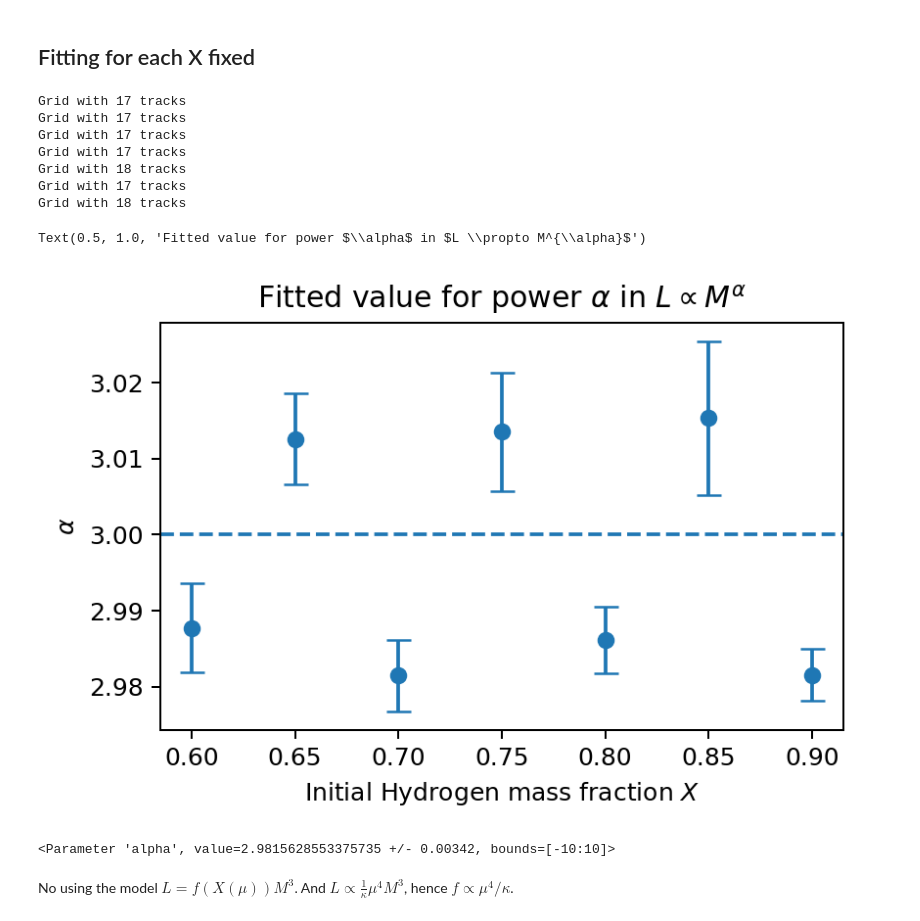
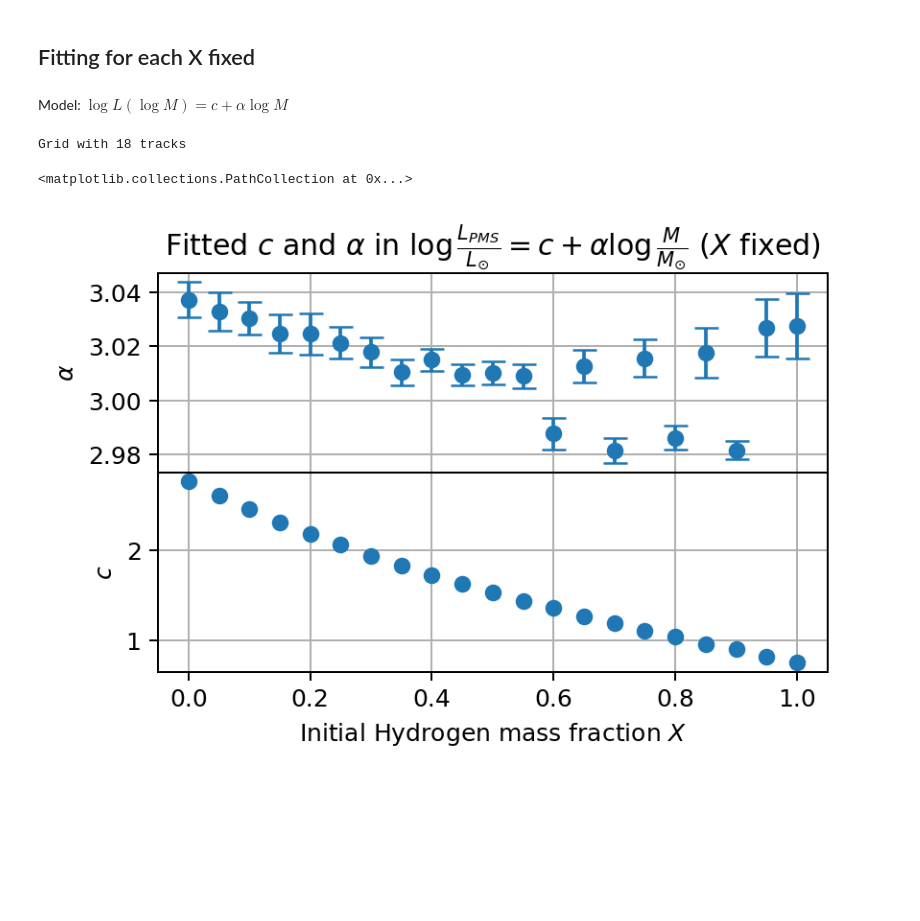
Before and after one commit to Jems-jl/Jems.jl, a Jupyter notebook: HomologyTesting/plots3 without Prad.ipynb, the cells around one changed output. Cells and saved outputs as stored; diff of their text form; code cells hidden in the pictures; blank space fills up the shorter version.

```diff
--- a/HomologyTesting/plots3 without Prad.ipynb
+++ b/HomologyTesting/plots3 without Prad.ipynb
@@ -165,5 +170,5 @@ totalGrid.plot_grid(ax)
 # %%
 #make a good grid
-goodGrid = Grid([track for track in tracks if track.ZAMS_index != None])
-badGrid = Grid([track for track in tracks if track.ZAMS_index == None])
+goodGrid = Grid([track for track in tracks if track.PMS_L != None])
+badGrid = Grid([track for track in tracks if track.PMS_L == None])
 # %% [output]
@@ -339,16 +376,14 @@ ax.set_xlabel('$\log(M/M_{\odot})$')
 ax.set_ylabel('$L / L_{\odot}$')
 
 logMrange = np.linspace(-1,0.7,100)
-
-
-Xs = sorted(list(set(goodGrid.Xs)))
+Xs = unique(goodGrid.Xs)
 #Xs = [0.6,0.7,0.9]
 colors = plt.cm.viridis(np.linspace(0, 1, len(Xs)))
 for X, color in zip(Xs,colors):
     cutGrid = goodGrid.collapse_grid_X(X)
-    ax.scatter(cutGrid.logMs, cutGrid.PMS_Ls, label = f'X = {X}', marker = 'o',alpha=X,color=color)
-    ax.plot(logMrange, 10**fit2.eval(X = X, M = 10**logMrange),alpha = X, ls='--',color=color)
+    ax.scatter(cutGrid.logMs, cutGrid.PMS_Ls, label = f'X = {X}', marker = 'o',color=color)
+    ax.plot(logMrange, 10**fit2.eval(X = X, M = 10**logMrange), ls='--',color=color)
     #uncertainties = fit2.eval_uncertainty(X = X, M = 10**logMrange, sigma=5)
     #ax.fill_between(logMrange, fit2.eval(X = X, M = 10**logMrange) - uncertainties, fit2.eval(X = X, M = 10**logMrange) + uncertainties, alpha = 1, color = 'tab:blue')
-ax.legend()
+ax.legend(ncols=2, loc='upper left')
 # %% [output]
@@ -364,44 +393,44 @@ Grid with 18 tracks
 # %% [markdown]
 ## Fitting for each X fixed
+# %% [markdown]
+Model: $ \log L( \log M) = c + \alpha \log M$
 # %%
 def logL_model(logM, c, alpha): return c + alpha*logM
 def do_fit_at_X_fixed(grid, PMS = True):
     model = lmfit.Model(logL_model, independent_vars = ['logM'])
     model.set_param_hint('c', value = 0, min = -10, max = 10)
     model.set_param_hint('alpha', value = 3, min = -10, max = 10)
-    if PMS:
-        fit = model.fit(np.log10(grid.PMS_Ls), logM = grid.logMs)
-    else:
-        fit = model.fit(np.log10(grid.ZAMS_Ls), logM = grid.logMs)
+    if PMS: fit = model.fit(np.log10(grid.PMS_Ls), logM = grid.logMs)
+    else: fit = model.fit(np.log10(grid.ZAMS_Ls), logM = grid.logMs)
     return fit
 # %%
 Xrange = unique(goodGrid.Xs)
+actualXrange = []
 cs = []
 alphas = []
 for index, X in enumerate(Xrange):
-    Xgrid = goodGrid.collapse_grid_X(X)
+    Xgrid = goodGrid.collapse_grid_X(X) #fix X value in grid
+    if len(Xgrid.tracks) == 1: continue
     fit = do_fit_at_X_fixed(Xgrid, True)
     cs.append(fit.params['c'])
     alphas.append(fit.params['alpha'])
-fig, ax = plt.subplots(1,1, figsize = (5,3), dpi = 180)
-ax.errorbar(Xrange, [alpha.value for alpha in alphas],yerr = [alpha.stderr for alpha in alphas], fmt = 'o', capsize=5)
-ax.axhline(3.0, ls='--')
-ax.set_xlabel('Initial Hydrogen mass fraction $X$')
-ax.set_ylabel('$\\alpha$')
-ax.set_title('Fitted value for power $\\alpha$ in $L \propto M^{\\alpha}$')
+    actualXrange.append(X)
+fig, axes = plt.subplots(2,1, figsize = (5,3), dpi = 180,sharex=True)
+#remove witespace between subplots
+fig.subplots_adjust(hspace=0.0)
+axes[0].errorbar(actualXrange, [alpha.value for alpha in alphas],yerr = [alpha.stderr for alpha in alphas], fmt = 'o', capsize=5)
+#axes[0].axhline(3.0, ls='--')
+axes[0].set_ylabel('$\\alpha$')
+axes[0].set_title('Fitted $c$ and $\\alpha$ in $\log \\frac{L_{PMS}}{L_{\odot}} = c + \\alpha \log \\frac{M}{M_{\odot}}$ ($X$ fixed)')
+axes[1].set_xlabel('Initial Hydrogen mass fraction $X$')
+#axes[1].errorbar(Xrange, [c.value for c in cs],yerr = [c.stderr for c in cs], fmt = 'o', capsize=5)
+axes[1].set_ylabel('$c$')
+axes[0].grid()
+axes[1].grid()
+axes[1].set_axisbelow(True)
+#axes[1].scatter(Xrange, [10**c.value for c in cs], color='tab:blue')
+axes[1].scatter(actualXrange, [c.value for c in cs], color='tab:blue')
 # %% [output]
-Grid with 17 tracks
-Grid with 17 tracks
-Grid with 17 tracks
-Grid with 17 tracks
 Grid with 18 tracks
-Grid with 17 tracks
-Grid with 18 tracks
-Text(0.5, 1.0, 'Fitted value for power $\\alpha$ in $L \\propto M^{\\alpha}$')
+<matplotlib.collections.PathCollection at 0x...>
-[figure, old version]
+[figure, new version]
-# %%
-fit.params['alpha']
-# %% [output]
-<Parameter 'alpha', value=2.9815628553375735 +/- 0.00342, bounds=[-10:10]>
-# %% [markdown]
-No using the model $L = f(X(\mu)) M^3$. And $L \propto \frac{1}{\kappa} \mu^4 M^3$, hence $f \propto \mu^4 / \kappa$.
```
Also changed, not shown: parts of 28 cells of this notebook, 2 other files.
